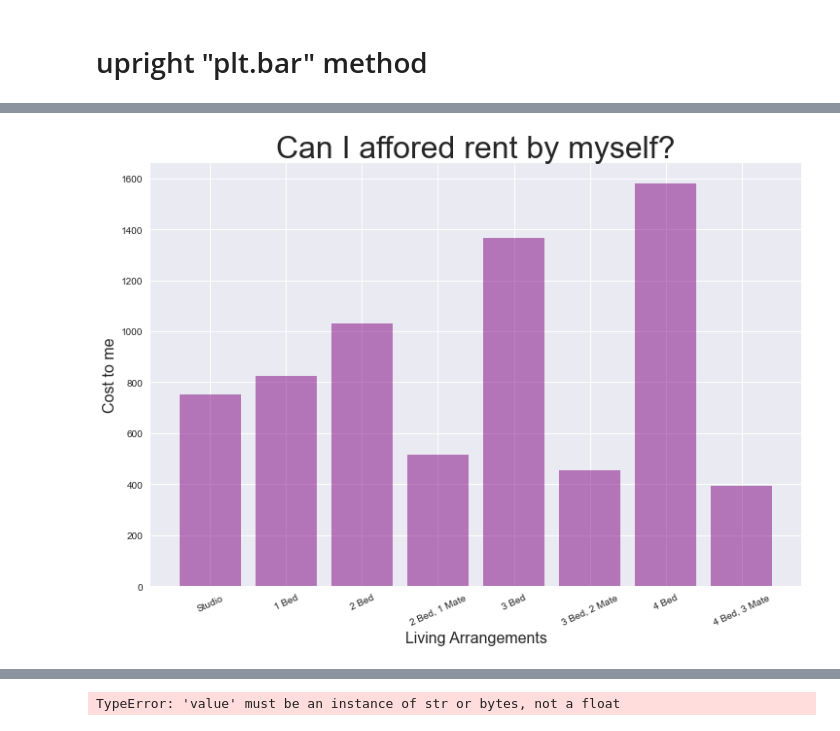
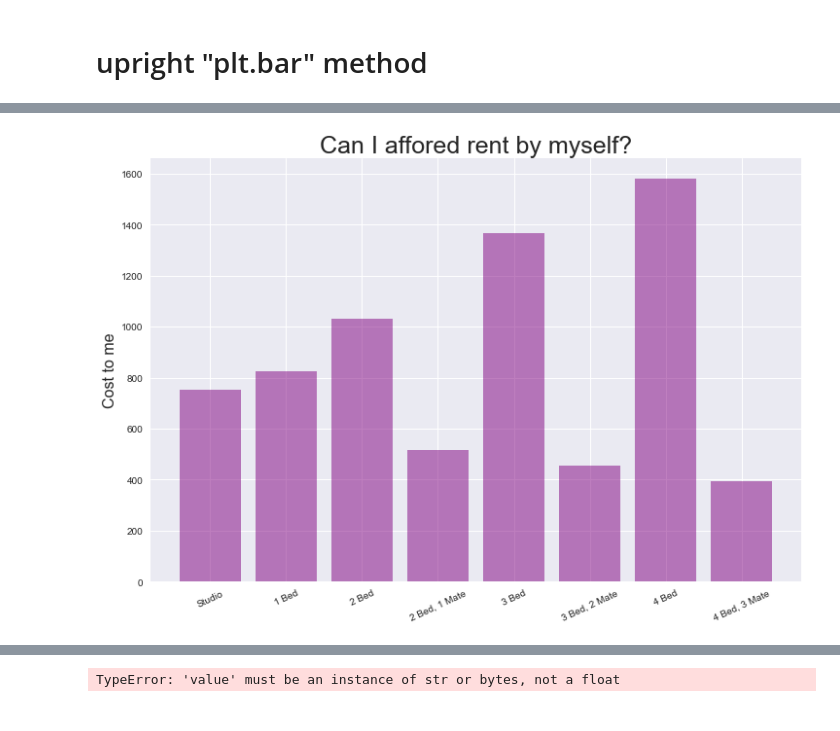
Before and after one commit to Boot-Team-7/project_1_materials, a Jupyter notebook: William/Rent20-22.ipynb, the cells around one changed output, grey strips where cells are left out. Drawn from its saved outputs; the diff is of its cells as text; code cells hidden in the pictures.

```diff
--- a/William/Rent20-22.ipynb
+++ b/William/Rent20-22.ipynb
@@ -248,19 +234,19 @@ plt.show()
 # %%
 plt.figure(figsize=(12, 8))
 
 x_axis = living_arrangements01
 
 plt.bar(x_axis, avg_cost, color="purple", alpha=0.5, align="center")
 
-plt.xlabel("Living Arrangements", size=16)
+
 plt.ylabel("Cost to me", size=16)
-plt.title("Can I affored rent by myself?", size=32)
+plt.title("Can I affored rent by myself?", size=25)
 
 plt.xticks(rotation=25)
 
 plt.show()
 # %% [output]
-[figure, old version]
+[figure, new version]
 # %%
 #Bar for living_arrangements_df
 
```
Also changed, not shown: parts of 5 cells of this notebook.
